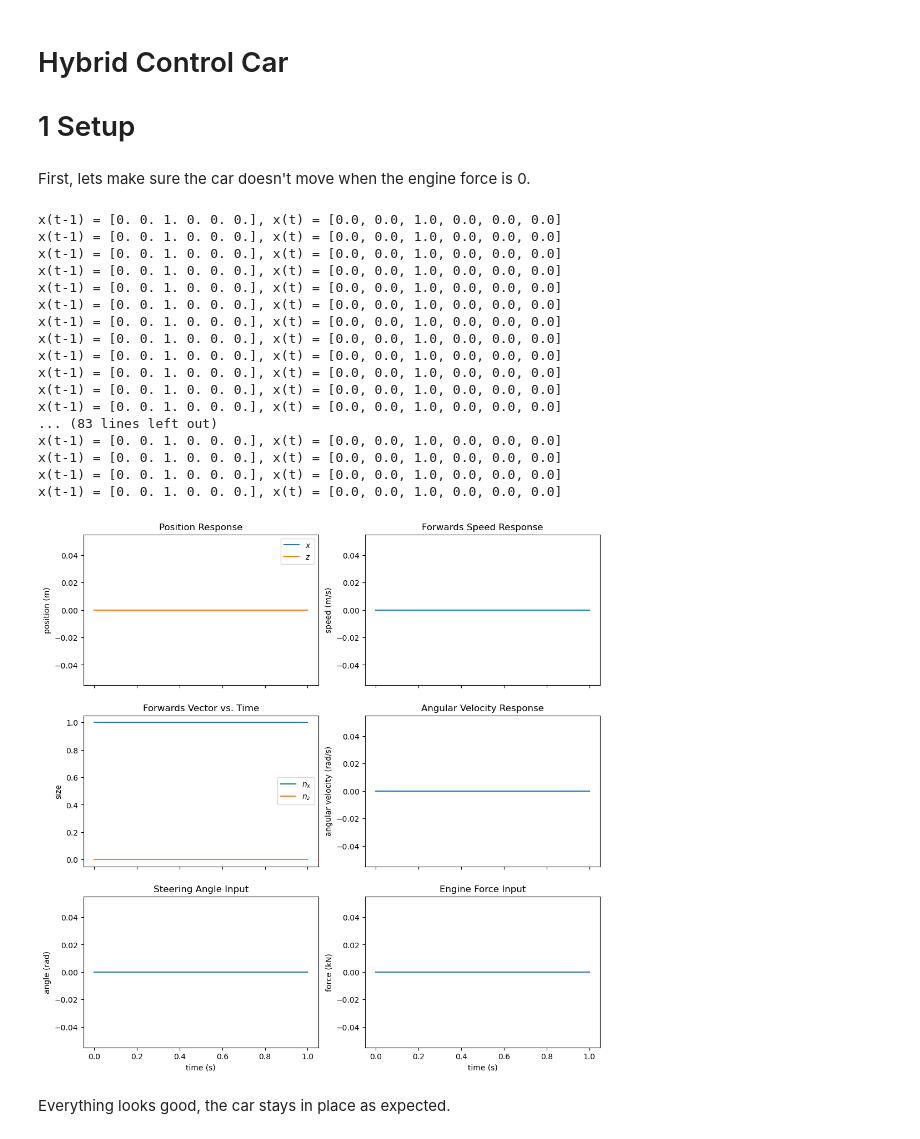
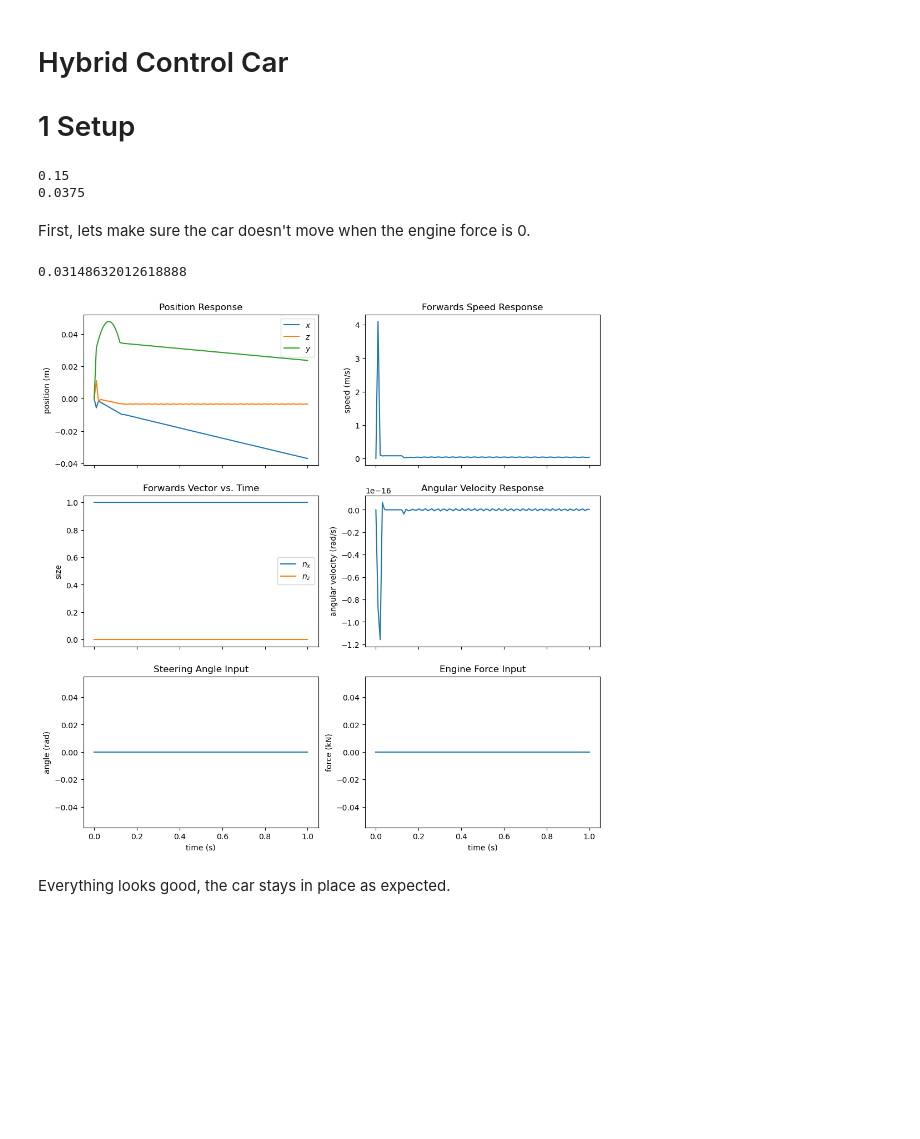
Before and after one commit to KylerLimata/hybrid-control-car, a Jupyter notebook: project2.ipynb, the cells around one changed output. Cells and saved outputs as stored; diff of their text form; code cells hidden in the pictures; blank space fills up the shorter version.

```diff
--- a/project2.ipynb
+++ b/project2.ipynb
@@ -9,12 +9,12 @@ import numpy as np
 import scipy as sp
 import matplotlib.pyplot as plt
 
-np.set_printoptions(precision=3)
+# np.set_printoptions(precision=3)
 
 hz = 100 # Simulation steps per second
 dt = 0.01 # Seconds per simulation timestep
 units_per_meter = 100 # 1 unit = 1 cm
-nstates = 6 # Number of states in the system
+nstates = 7 # Number of states in the system
 
 params = {
     'm': 0.5, # kg
@@ -36,15 +36,20 @@ config.wheel_mass = 0.1 # kg
 config.axle_mass = 0.1 # kg
 config.max_steering_angle = 0.7 # radians
 
-env = hcc.SimulationEnvironment(config)
+print(0.3/2)
+print((0.3/2.0)/4.0)
+# %% [output]
+0.15
+0.0375
 # %%
-def plot_response(t, states, inputs):
+def plot_response(t, states, inputs, plot_y=False):
     x = states[:, 0]
-    z = states[:, 1]
-    nx = states[:, 2]
-    nz = states[:, 3]
-    v = states[:, 4]
-    w = states[:, 5]
+    y = states[:, 1]
+    z = states[:, 2]
+    nx = states[:, 3]
+    nz = states[:, 4]
+    v = states[:, 5]
+    w = states[:, 6]
 
     Fe = inputs[:, 0]
     theta = inputs[:, 1]
@@ -54,6 +59,10 @@ def plot_response(t, states, inputs):
 
     axs[0].plot(t, x, label='$x$')
     axs[0].plot(t, z, label='$z$')
+
+    if plot_y:
+        axs[0].plot(t, y, label='$y$')
+
     axs[0].set_title("Position Response")
     axs[0].set_ylabel("position (m)")
     axs[0].legend()
@@ -84,51 +93,38 @@ def plot_response(t, states, inputs):
 # %% [markdown]
 First, lets make sure the car doesn't move when the engine force is 0.
 # %%
-def simulate_response(initial_state, inputs, nsteps, nstates):
+def simulate_response(initial_state, inputs, nsteps, nstates, config: hcc.SimulationConfig):
+    env = hcc.SimulationEnvironment(config)
     states = np.zeros((nsteps, nstates))
     states[0, :] = initial_state
 
-    for t in range(1, nsteps):
-        x0 = states[t - 1, :]
-        u = inputs[t - 1, :]
+    for t in range(0, nsteps - 1):
+        x0 = states[t, :]
+        u = inputs[t, :]
         # x = hcc.simulate(x0, u, params)
         x = env.step(x0, u)
-        states[t, :] = np.array(x, dtype=np.float64)
-        print(f"x(t-1) = {x0}, x(t) = {x}")
+        x = np.array(x)
+        states[t + 1, :] = x
 
     return states
 # %%
 tf_debug = 1
 nsteps_debug = tf_debug*hz
 debug_inputs1 = np.vstack((
     0.0*np.ones(nsteps_debug),
     0.0*np.ones(nsteps_debug)
 )).T
 phi0 = 0
-x0 = np.array([0.0, 0.0, np.cos(phi0), np.sin(phi0), 0.0, 0.0])
-debug_states1 = simulate_response(x0, debug_inputs1, nsteps_debug, nstates)
+x0 = np.array([0.0, 0.0, 0.0, np.cos(phi0), np.sin(phi0), 0.0, 0.0])
+debug_states1 = simulate_response(x0, debug_inputs1, nsteps_debug, nstates, config)
 t_debug = np.linspace(0, tf_debug, nsteps_debug)
 
-plot_response(t_debug, debug_states1, debug_inputs1)
+plot_response(t_debug, debug_states1, debug_inputs1, plot_y=True)
+
+print(debug_states1[1, 1])
 # %% [output]
-x(t-1) = [0. 0. 1. 0. 0. 0.], x(t) = [0.0, 0.0, 1.0, 0.0, 0.0, 0.0]
-x(t-1) = [0. 0. 1. 0. 0. 0.], x(t) = [0.0, 0.0, 1.0, 0.0, 0.0, 0.0]
-x(t-1) = [0. 0. 1. 0. 0. 0.], x(t) = [0.0, 0.0, 1.0, 0.0, 0.0, 0.0]
-x(t-1) = [0. 0. 1. 0. 0. 0.], x(t) = [0.0, 0.0, 1.0, 0.0, 0.0, 0.0]
-x(t-1) = [0. 0. 1. 0. 0. 0.], x(t) = [0.0, 0.0, 1.0, 0.0, 0.0, 0.0]
-x(t-1) = [0. 0. 1. 0. 0. 0.], x(t) = [0.0, 0.0, 1.0, 0.0, 0.0, 0.0]
-x(t-1) = [0. 0. 1. 0. 0. 0.], x(t) = [0.0, 0.0, 1.0, 0.0, 0.0, 0.0]
-x(t-1) = [0. 0. 1. 0. 0. 0.], x(t) = [0.0, 0.0, 1.0, 0.0, 0.0, 0.0]
-x(t-1) = [0. 0. 1. 0. 0. 0.], x(t) = [0.0, 0.0, 1.0, 0.0, 0.0, 0.0]
-x(t-1) = [0. 0. 1. 0. 0. 0.], x(t) = [0.0, 0.0, 1.0, 0.0, 0.0, 0.0]
-x(t-1) = [0. 0. 1. 0. 0. 0.], x(t) = [0.0, 0.0, 1.0, 0.0, 0.0, 0.0]
-x(t-1) = [0. 0. 1. 0. 0. 0.], x(t) = [0.0, 0.0, 1.0, 0.0, 0.0, 0.0]
-... (83 lines left out)
-x(t-1) = [0. 0. 1. 0. 0. 0.], x(t) = [0.0, 0.0, 1.0, 0.0, 0.0, 0.0]
-x(t-1) = [0. 0. 1. 0. 0. 0.], x(t) = [0.0, 0.0, 1.0, 0.0, 0.0, 0.0]
-x(t-1) = [0. 0. 1. 0. 0. 0.], x(t) = [0.0, 0.0, 1.0, 0.0, 0.0, 0.0]
-x(t-1) = [0. 0. 1. 0. 0. 0.], x(t) = [0.0, 0.0, 1.0, 0.0, 0.0, 0.0]
+0.03148632012618888
-[figure, old version]
+[figure, new version]
 # %% [markdown]
 Everything looks good, the car stays in place as expected.
 # %%
```
Also changed, not shown: parts of 2 cells of this notebook, 2 other files.
